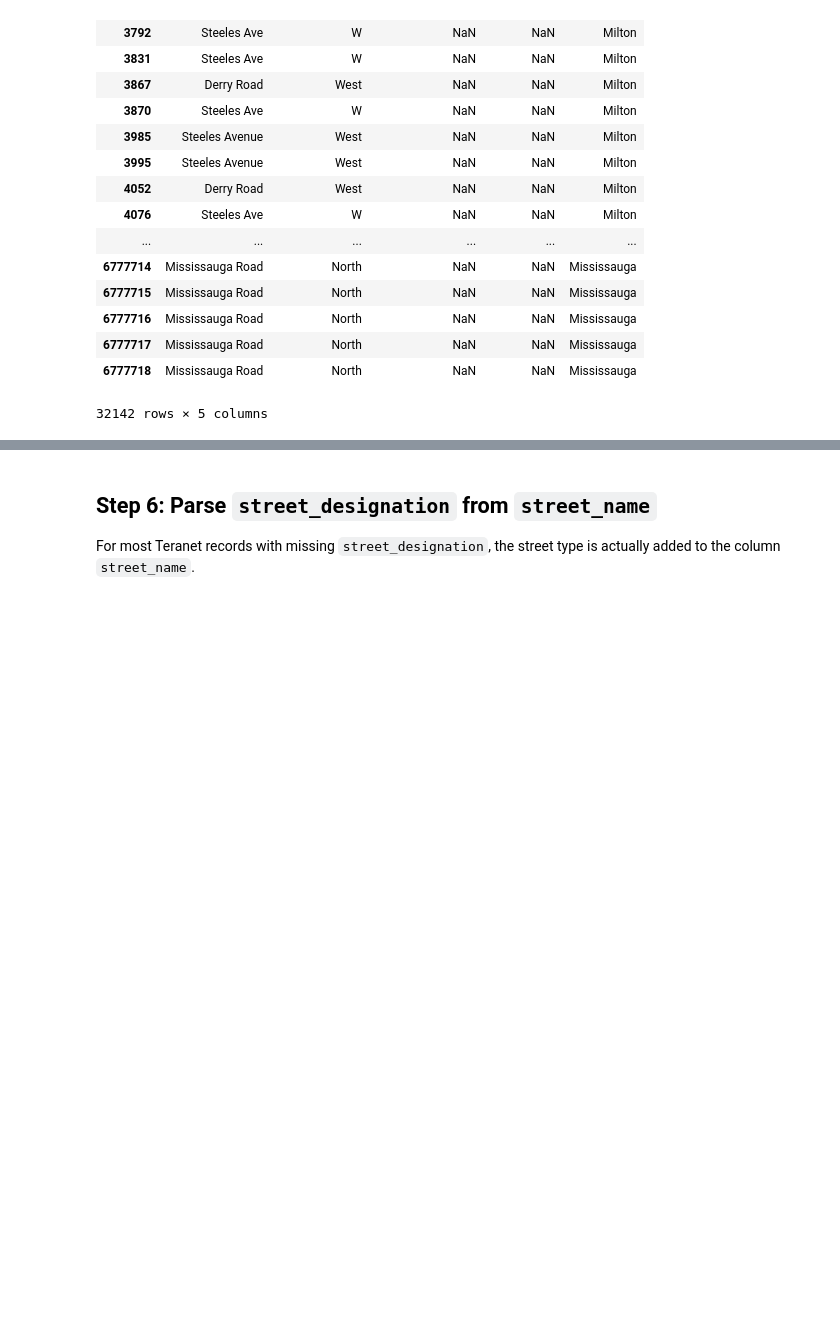
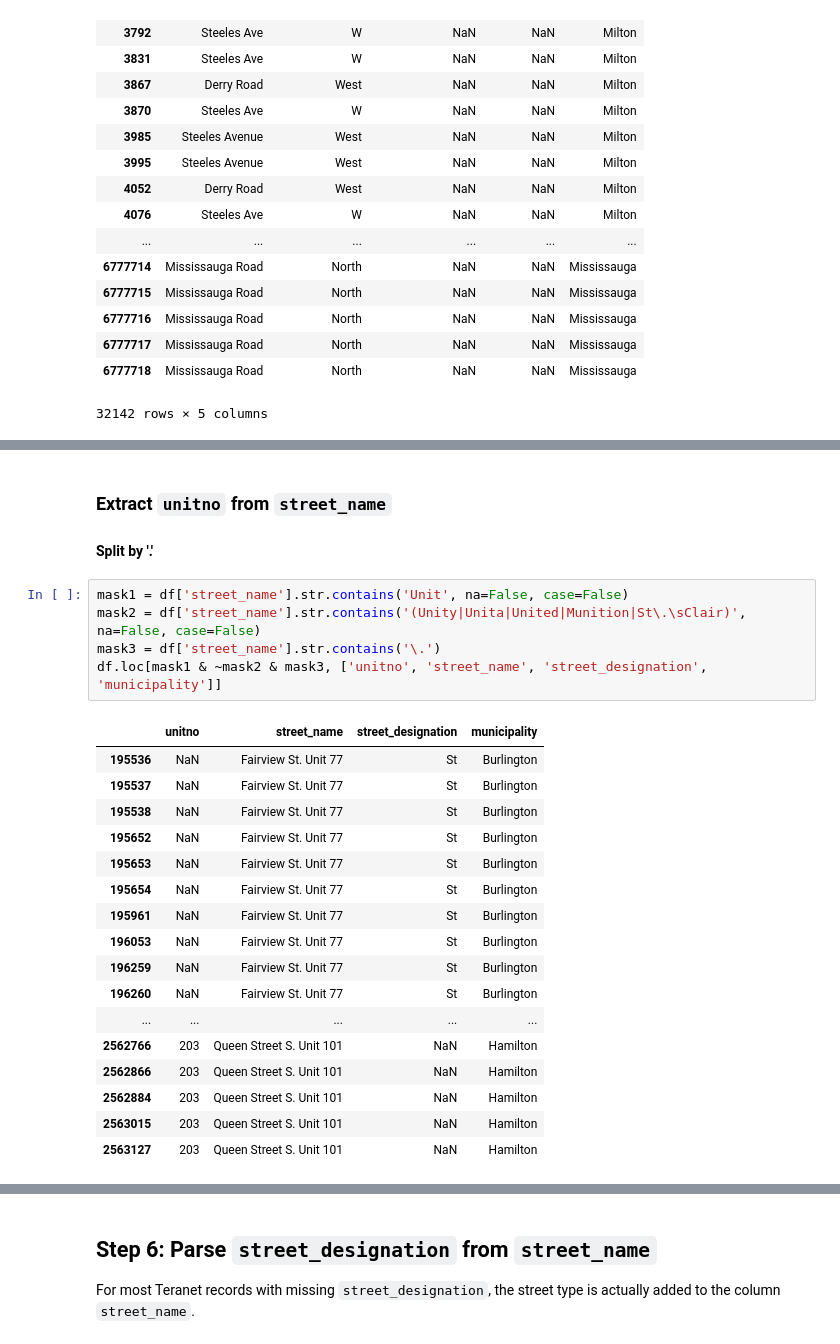
Before and after one commit to stepan-o/geo, a Jupyter notebook: notebooks/2.scrub/2.2_teranet_consistency.ipynb, the cells around one changed output, grey strips where cells are left out. Cells and saved outputs as stored; diff of their text form; blank space fills up the shorter version.

```diff
--- a/notebooks/2.scrub/2.2_teranet_consistency.ipynb
+++ b/notebooks/2.scrub/2.2_teranet_consistency.ipynb
@@ -238,0 +318,26 @@ df.loc[mask1, ['street_name', 'street_direction', 'street_designation', 'postal_
+# %% [markdown]
+### Extract `unitno` from `street_name`
+#### Split by '.'
+# %%
+mask1 = df['street_name'].str.contains('Unit', na=False, case=False)
+mask2 = df['street_name'].str.contains('(Unity|Unita|United|Munition|St\.\sClair)', na=False, case=False)
+mask3 = df['street_name'].str.contains('\.')
+df.loc[mask1 & ~mask2 & mask3, ['unitno', 'street_name', 'street_designation', 'municipality']]
+# %% [output]
+|  | unitno | street_name | street_designation | municipality |
+| 195536 | NaN | Fairview St. Unit 77 | St | Burlington |
+| 195537 | NaN | Fairview St. Unit 77 | St | Burlington |
+| 195538 | NaN | Fairview St. Unit 77 | St | Burlington |
+| 195652 | NaN | Fairview St. Unit 77 | St | Burlington |
+| 195653 | NaN | Fairview St. Unit 77 | St | Burlington |
+| 195654 | NaN | Fairview St. Unit 77 | St | Burlington |
+| 195961 | NaN | Fairview St. Unit 77 | St | Burlington |
+| 196053 | NaN | Fairview St. Unit 77 | St | Burlington |
+| 196259 | NaN | Fairview St. Unit 77 | St | Burlington |
+| 196260 | NaN | Fairview St. Unit 77 | St | Burlington |
+| ... | ... | ... | ... | ... |
+| 2562766 | 203 | Queen Street S. Unit 101 | NaN | Hamilton |
+| 2562866 | 203 | Queen Street S. Unit 101 | NaN | Hamilton |
+| 2562884 | 203 | Queen Street S. Unit 101 | NaN | Hamilton |
+| 2563015 | 203 | Queen Street S. Unit 101 | NaN | Hamilton |
+| 2563127 | 203 | Queen Street S. Unit 101 | NaN | Hamilton |
```
Also changed, not shown: parts of 26 cells of this notebook.
